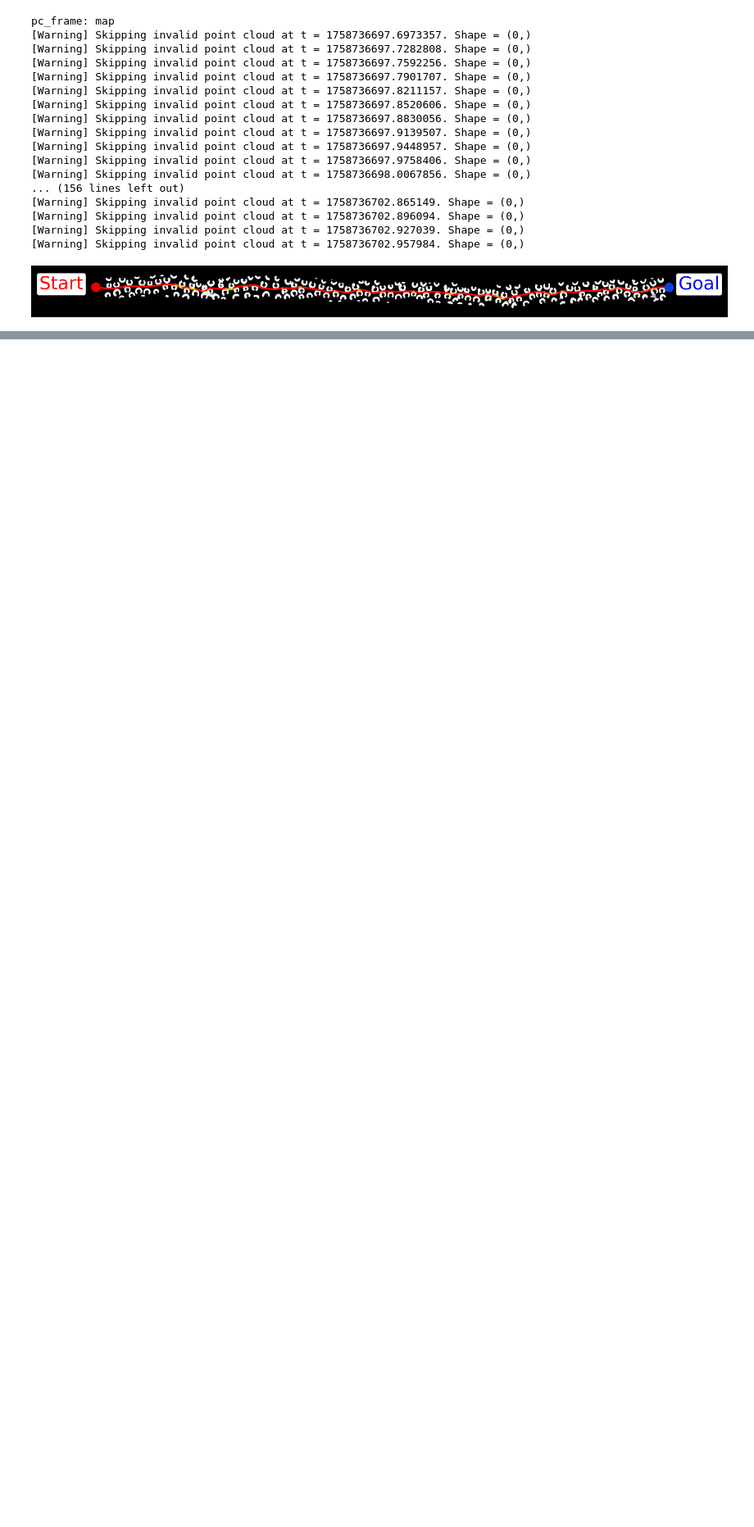
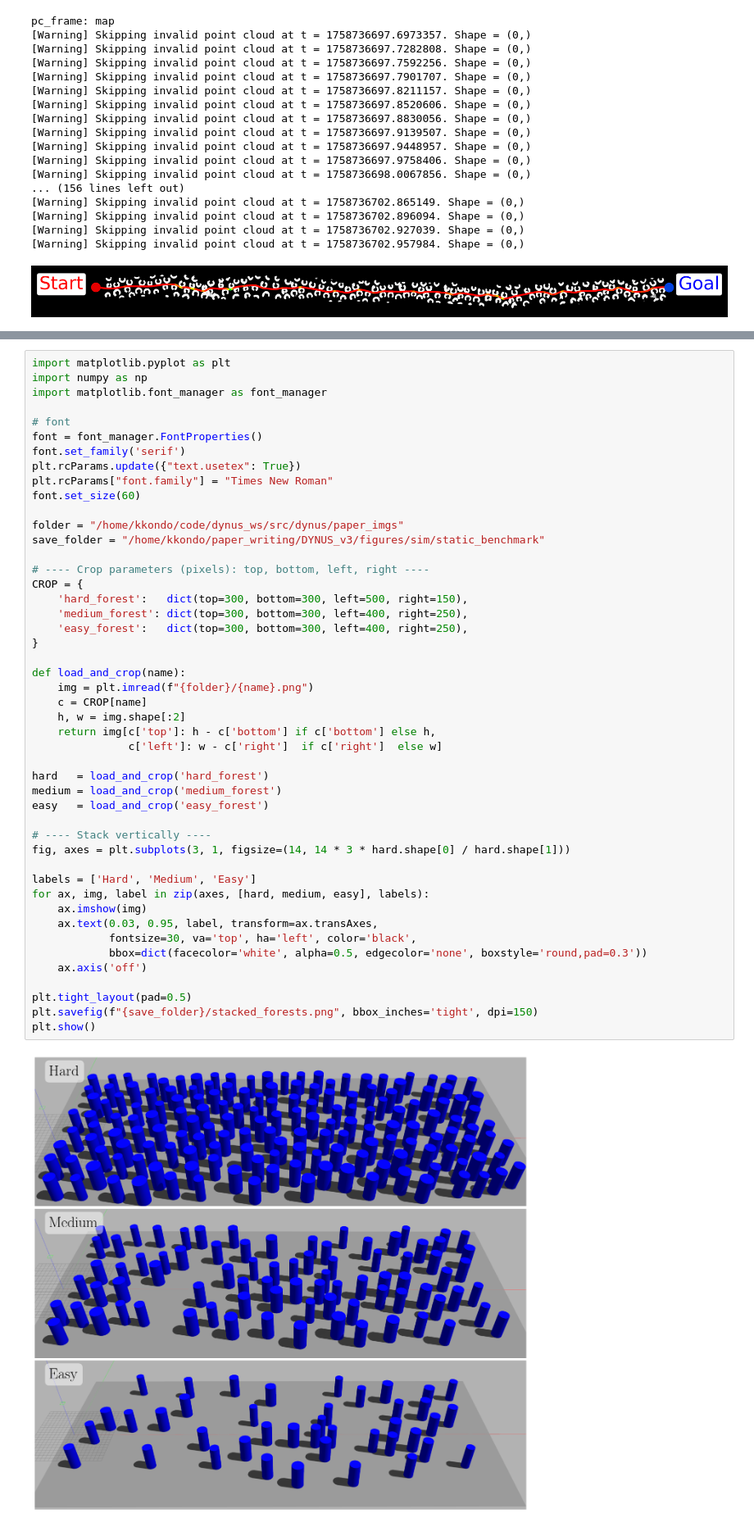
Before and after one commit to mit-acl/dynus, a Jupyter notebook: benchmarking/static_forest_viz.ipynb, the cells around one changed output, grey strips where cells are left out. Shown at 82% size. Saved outputs shown, nothing was run; the diff lists cells and outputs as text; blank space fills up the shorter version.

Commit message:
dynus (2nd paper) benchmark implemented

```diff
--- a/benchmarking/static_forest_viz.ipynb
+++ b/benchmarking/static_forest_viz.ipynb
@@ -296,0 +227,49 @@ plt.savefig("/home/kkondo/paper_writing/dynus_paper/dynus_paper/figures/hard_for
+# %%
+import matplotlib.pyplot as plt
+import numpy as np
+import matplotlib.font_manager as font_manager
+
+# font
+font = font_manager.FontProperties()
+font.set_family('serif')
+plt.rcParams.update({"text.usetex": True})
+plt.rcParams["font.family"] = "Times New Roman"
+font.set_size(60)
+
+folder = "/home/kkondo/code/dynus_ws/src/dynus/paper_imgs"
+save_folder = "/home/kkondo/paper_writing/DYNUS_v3/figures/sim/static_benchmark"
+
+# ---- Crop parameters (pixels): top, bottom, left, right ----
+CROP = {
+    'hard_forest':   dict(top=300, bottom=300, left=500, right=150),
+    'medium_forest': dict(top=300, bottom=300, left=400, right=250),
+    'easy_forest':   dict(top=300, bottom=300, left=400, right=250),
+}
+
+def load_and_crop(name):
+    img = plt.imread(f"{folder}/{name}.png")
+    c = CROP[name]
+    h, w = img.shape[:2]
+    return img[c['top']: h - c['bottom'] if c['bottom'] else h,
+               c['left']: w - c['right']  if c['right']  else w]
+
+hard   = load_and_crop('hard_forest')
+medium = load_and_crop('medium_forest')
+easy   = load_and_crop('easy_forest')
+
+# ---- Stack vertically ----
+fig, axes = plt.subplots(3, 1, figsize=(14, 14 * 3 * hard.shape[0] / hard.shape[1]))
+
+labels = ['Hard', 'Medium', 'Easy']
+for ax, img, label in zip(axes, [hard, medium, easy], labels):
+    ax.imshow(img)
+    ax.text(0.03, 0.95, label, transform=ax.transAxes,
+            fontsize=30, va='top', ha='left', color='black',
+            bbox=dict(facecolor='white', alpha=0.5, edgecolor='none', boxstyle='round,pad=0.3'))
+    ax.axis('off')
+
+plt.tight_layout(pad=0.5)
+plt.savefig(f"{save_folder}/stacked_forests.png", bbox_inches='tight', dpi=150)
+plt.show()
+# %% [output]
+[figure, added]
```
Also changed, not shown: parts of 2 cells of this notebook, 29 other files.
